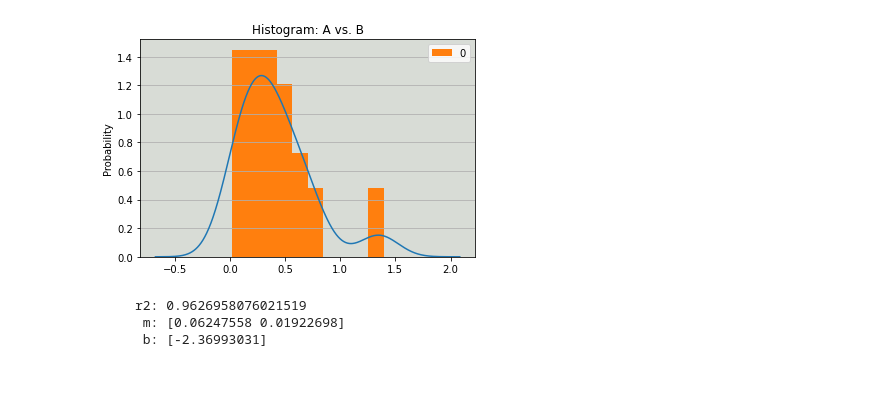
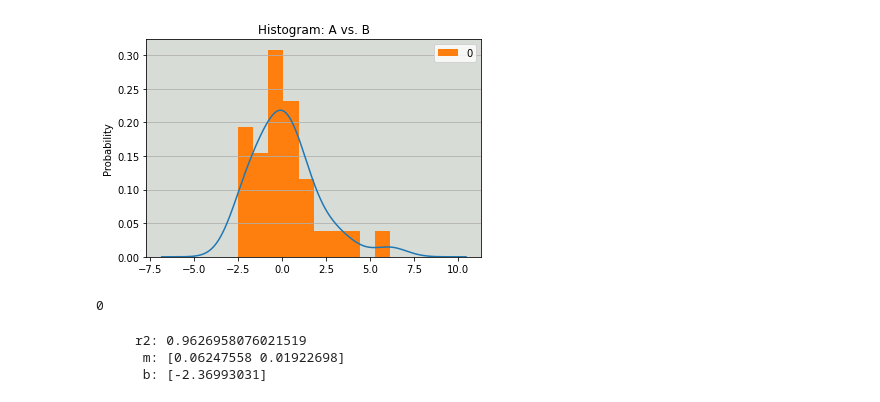
Before and after one commit to zvxayr/pedem, a Jupyter notebook: ModelTests.ipynb, the cells around one changed output. Cells and saved outputs as stored; diff of their text form; code cells hidden in the pictures.

```diff
--- a/ModelTests.ipynb
+++ b/ModelTests.ipynb
@@ -19,11 +100,28 @@ Y = data['cm'].values.reshape(-1, 1)
 x_train, x_test, y_train, y_test = train_test_split(
     X, Y, test_size=0.5, random_state=42)
 
-reg = LinearRegression().fit(X, Y)
+reg = LinearRegression().fit(x_train, y_train)
 
 print(f'     r2: {reg.score(x_test, y_test)}')
 print(f'      m: {reg.coef_[0]}')
 print(f'      b: {reg.intercept_}')
 
-ttest_1samp(np.abs(reg.predict(x_test) - y_test), 1)
+calculated, measured = reg.predict(x_test), y_test
+alpha, delta = 0.05, 0.5
+t, p = res = ttest_rel(calculated, measured)
+
+# Compare the p-value to the level of significance
+if p < alpha:
+    # Reject the null hypothesis
+    print("The means are not equal within the margin of equivalence.")
+else:
+    # Fail to reject the null hypothesis
+    mean_diff = np.mean(np.abs(calculated - measured))
+    print(mean_diff)
+    if mean_diff <= delta:
+        print("The means are equal within the margin of equivalence.")
+    else:
+        print("The means are not equal within the margin of equivalence.")
+
+res
 # %% [output]
@@ -34,16 +247,20 @@ Ttest_1sampResult(statistic=array([-9.56433052]), pvalue=array([1.79533381e-10])
 # %%
 import matplotlib.pyplot as plt
 
-d = pd.DataFrame(np.abs(reg.predict(X) - Y))
+d = pd.DataFrame(reg.predict(X) - Y)
 
 fig, ax = plt.subplots()
 d.plot.kde(ax=ax, legend=False, title='Histogram: A vs. B')
 d.plot.hist(density=True, ax=ax)
 ax.set_ylabel('Probability')
 ax.grid(axis='y')
 ax.set_facecolor('#d8dcd6')
 # %% [output]
-[figure, old version]
+[figure, new version]
+# %%
+sum(d)
+# %% [output]
+0
 # %%
 # model 2
 
```
Also changed, not shown: parts of 15 cells of this notebook, 5 other files.
